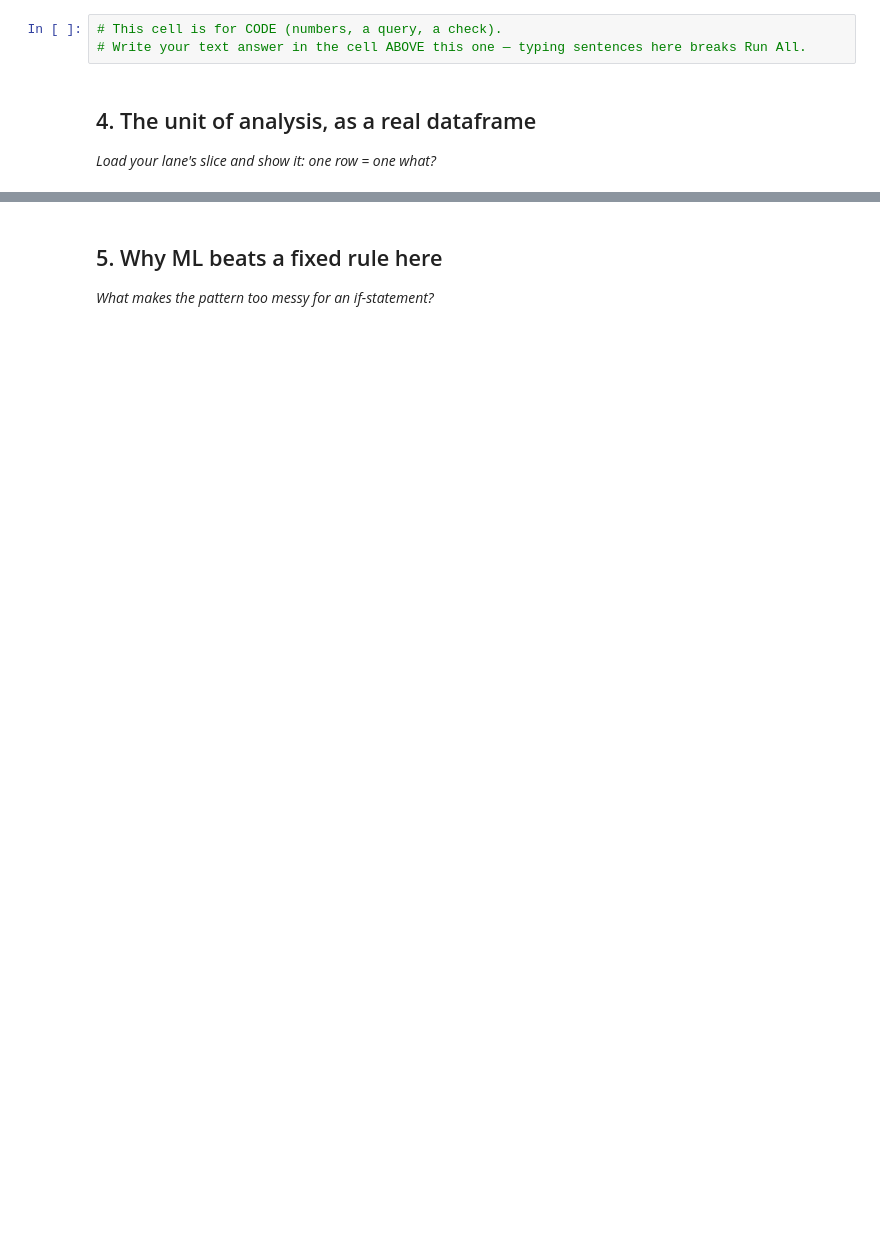
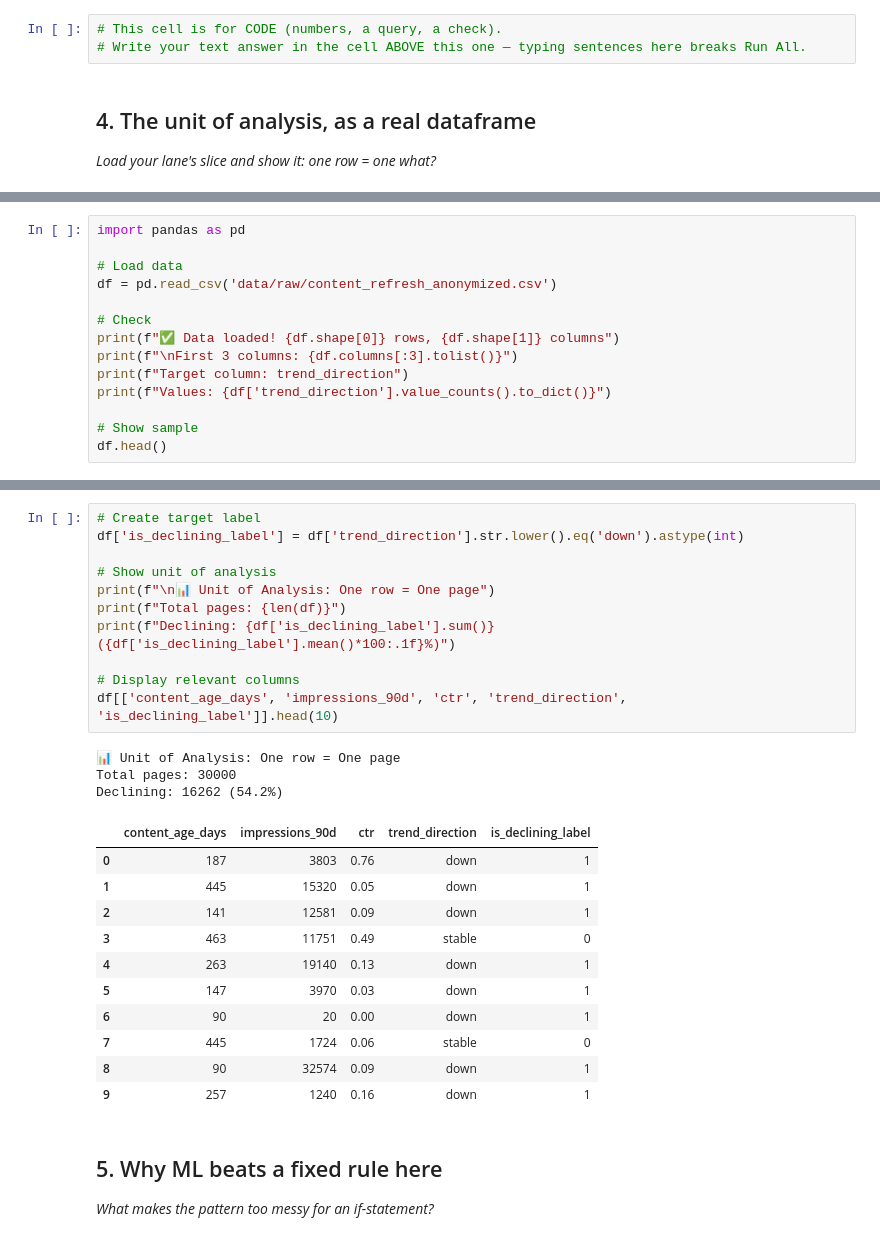
Before and after one commit to FizaAslam1/flyrank-ml-internship, a Jupyter notebook: work/notebooks/w02_ml_task_framing.ipynb, the cells around one changed output, grey strips where cells are left out. Cells and saved outputs as stored; diff of their text form; blank space fills up the shorter version.

```diff
--- a/work/notebooks/w02_ml_task_framing.ipynb
+++ b/work/notebooks/w02_ml_task_framing.ipynb
@@ -36,0 +101,14 @@ This skeleton is yours to fill. Work the sections **in order** — each one has
+# %%
+import pandas as pd
+
+# Load data
+df = pd.read_csv('data/raw/content_refresh_anonymized.csv')
+
+# Check
+print(f"✅ Data loaded! {df.shape[0]} rows, {df.shape[1]} columns")
+print(f"\nFirst 3 columns: {df.columns[:3].tolist()}")
+print(f"Target column: trend_direction")
+print(f"Values: {df['trend_direction'].value_counts().to_dict()}")
+
+# Show sample
+df.head()
@@ -37,3 +128,29 @@ This skeleton is yours to fill. Work the sections **in order** — each one has
+# %%
+# Create target label
+df['is_declining_label'] = df['trend_direction'].str.lower().eq('down').astype(int)
+
+# Show unit of analysis
+print(f"\n📊 Unit of Analysis: One row = One page")
+print(f"Total pages: {len(df)}")
+print(f"Declining: {df['is_declining_label'].sum()} ({df['is_declining_label'].mean()*100:.1f}%)")
+
+# Display relevant columns
+df[['content_age_days', 'impressions_90d', 'ctr', 'trend_direction', 'is_declining_label']].head(10)
+# %% [output]
+📊 Unit of Analysis: One row = One page
+Total pages: 30000
+Declining: 16262 (54.2%)
+|  | content_age_days | impressions_90d | ctr | trend_direction | is_declining_label |
+| 0 | 187 | 3803 | 0.76 | down | 1 |
+| 1 | 445 | 15320 | 0.05 | down | 1 |
+| 2 | 141 | 12581 | 0.09 | down | 1 |
+| 3 | 463 | 11751 | 0.49 | stable | 0 |
+| 4 | 263 | 19140 | 0.13 | down | 1 |
+| 5 | 147 | 3970 | 0.03 | down | 1 |
+| 6 | 90 | 20 | 0.00 | down | 1 |
+| 7 | 445 | 1724 | 0.06 | stable | 0 |
+| 8 | 90 | 32574 | 0.09 | down | 1 |
+| 9 | 257 | 1240 | 0.16 | down | 1 |
 # %% [markdown]
 ## 5. Why ML beats a fixed rule here
 
```
Also changed, not shown: parts of 10 cells of this notebook.
